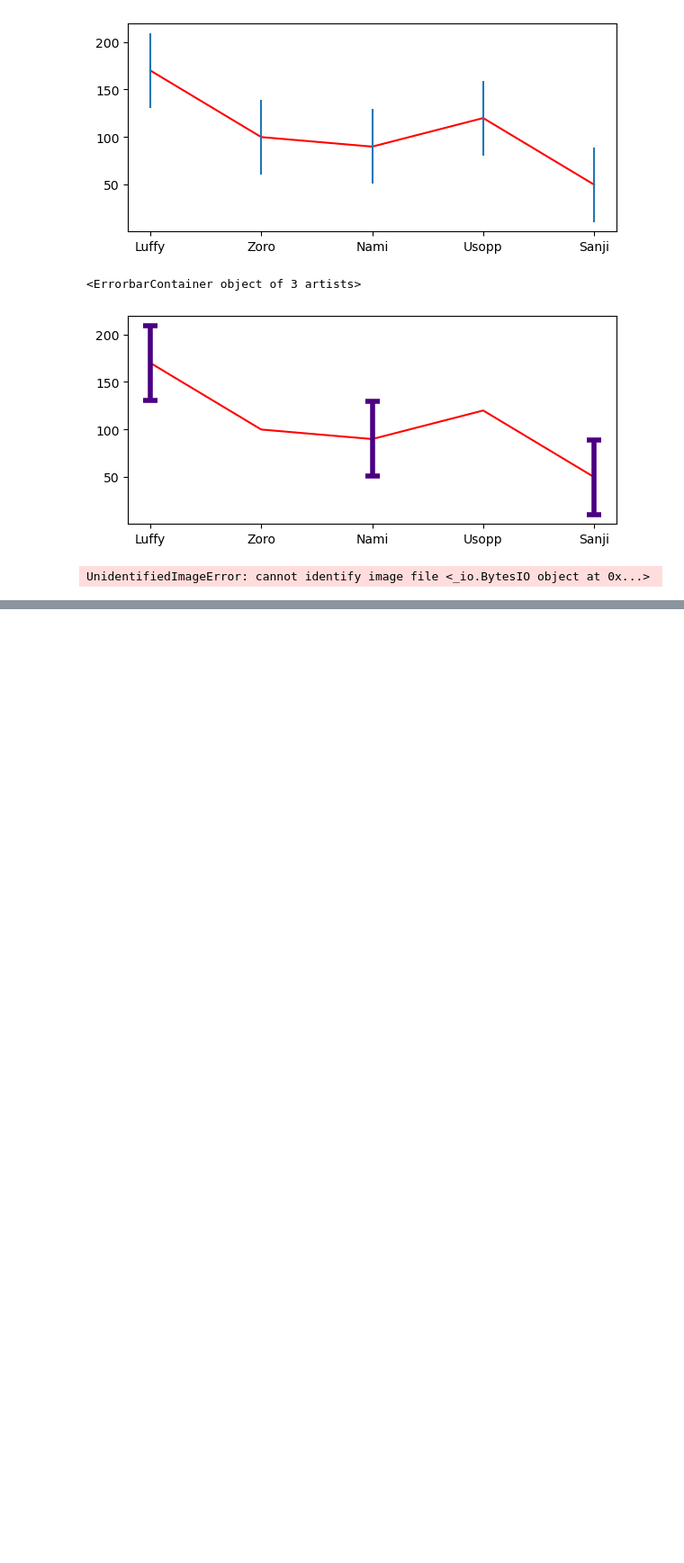
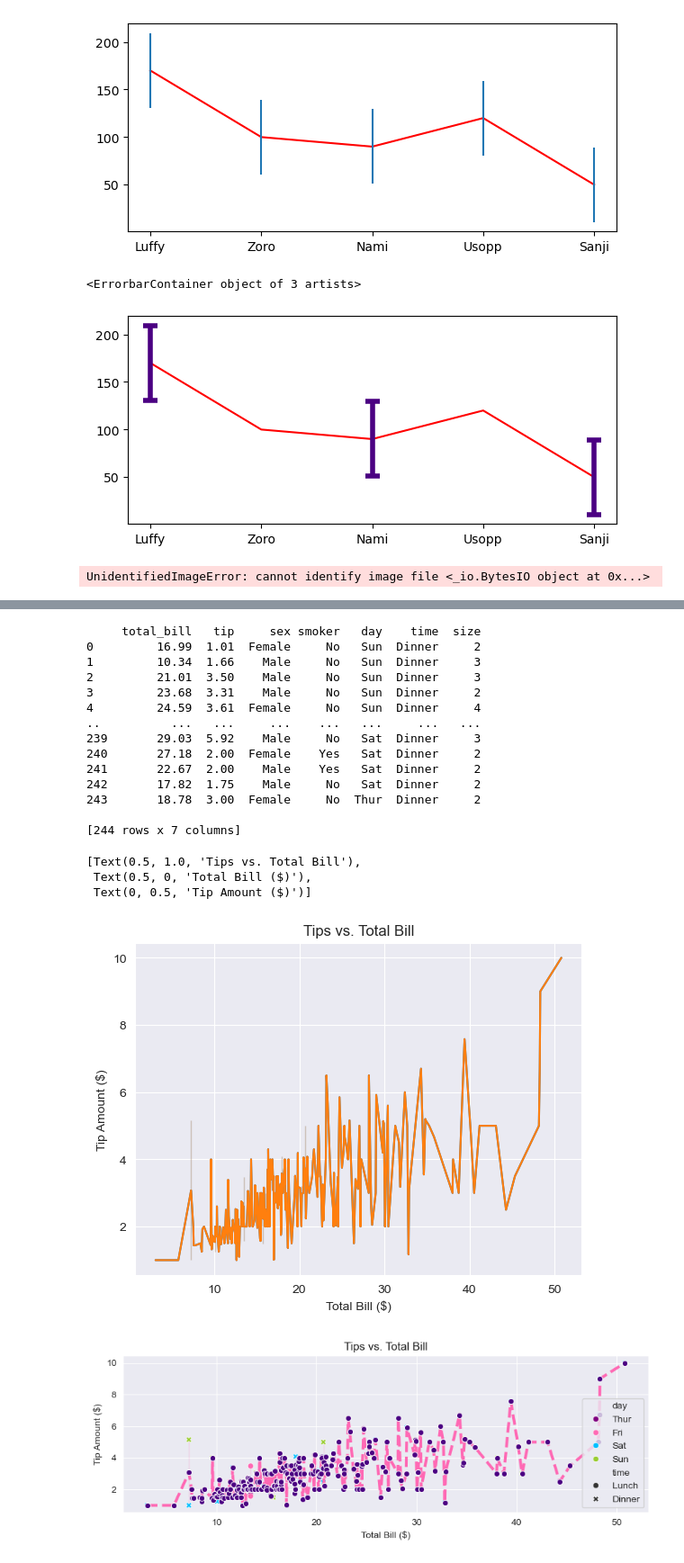
Before and after one commit to olpeleshko/visualization, a Jupyter notebook: 02_activities/assignments/participation/assignment_1.ipynb, the cells around one changed output, grey strips where cells are left out. Shown at 90% size. Cells and saved outputs as stored; diff of their text form; code cells hidden in the pictures; blank space fills up the shorter version.

```diff
--- a/02_activities/assignments/participation/assignment_1.ipynb
+++ b/02_activities/assignments/participation/assignment_1.ipynb
@@ -394,0 +414,65 @@ ax_image.axis('off')
+# %%
+import seaborn as sns
+import numpy as np
+import matplotlib.pyplot as plt
+import pandas as pd
+import scipy
+import PIL
+import requests
+
+tips = sns.load_dataset("tips")
+print(tips)
+
+sns.lineplot(data=tips,       # choose our dataset
+           x='total_bill',  # define our x variable
+           y='tip')         # define our y variable
+
+sns.set_style('darkgrid')
+
+tipgraph = sns.lineplot(data=tips,
+                        x='total_bill',
+                        y='tip')
+tipgraph.set(title='Tips vs. Total Bill',
+            xlabel='Total Bill ($)',
+            ylabel='Tip Amount ($)')
+
+fig = plt.subplots(figsize=(10, 3))
+
+tipgraph = sns.lineplot(data=tips,
+                      x='total_bill',
+                      y='tip',
+                      color = 'hotpink',
+                      linestyle = '--',
+                      linewidth = 3,
+                      marker = 'o',
+                      markerfacecolor = 'indigo')
+
+tipgraph = sns.scatterplot(data=tips, x='total_bill',
+                        y='tip', style = 'time', hue =
+                        'day', palette = ['purple',
+                        'hotpink', 'deepskyblue',
+                        'yellowgreen'])
+
+tipgraph.set(title='Tips vs. Total Bill',
+            xlabel='Total Bill ($)',
+            ylabel='Tip Amount ($)')
+# %% [output]
+     total_bill   tip     sex smoker   day    time  size
+0         16.99  1.01  Female     No   Sun  Dinner     2
+1         10.34  1.66    Male     No   Sun  Dinner     3
+2         21.01  3.50    Male     No   Sun  Dinner     3
+3         23.68  3.31    Male     No   Sun  Dinner     2
+4         24.59  3.61  Female     No   Sun  Dinner     4
+..          ...   ...     ...    ...   ...     ...   ...
+239       29.03  5.92    Male     No   Sat  Dinner     3
+240       27.18  2.00  Female    Yes   Sat  Dinner     2
+241       22.67  2.00    Male    Yes   Sat  Dinner     2
+242       17.82  1.75    Male     No   Sat  Dinner     2
+243       18.78  3.00  Female     No  Thur  Dinner     2
+
+[244 rows x 7 columns]
+[Text(0.5, 1.0, 'Tips vs. Total Bill'),
+ Text(0.5, 0, 'Total Bill ($)'),
+ Text(0, 0.5, 'Tip Amount ($)')]
+[figure, added]
+[figure, added]
```
Also changed, not shown: parts of 8 cells of this notebook.
